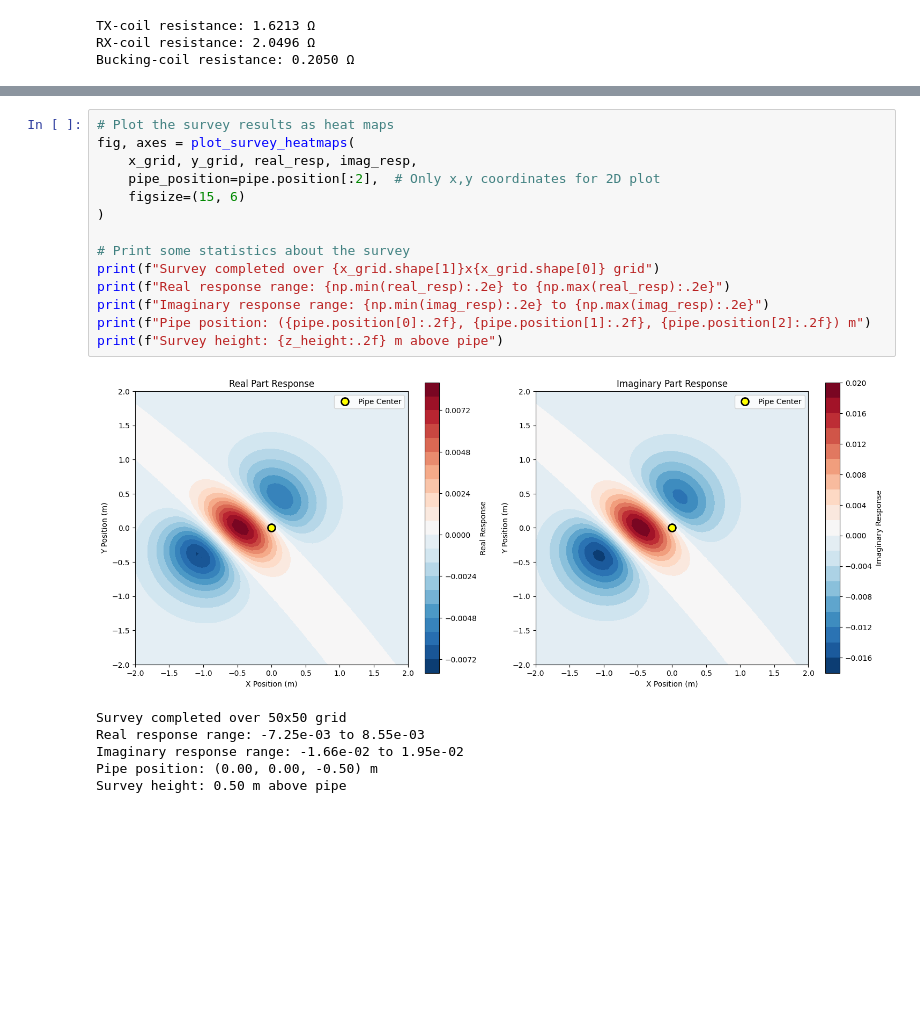
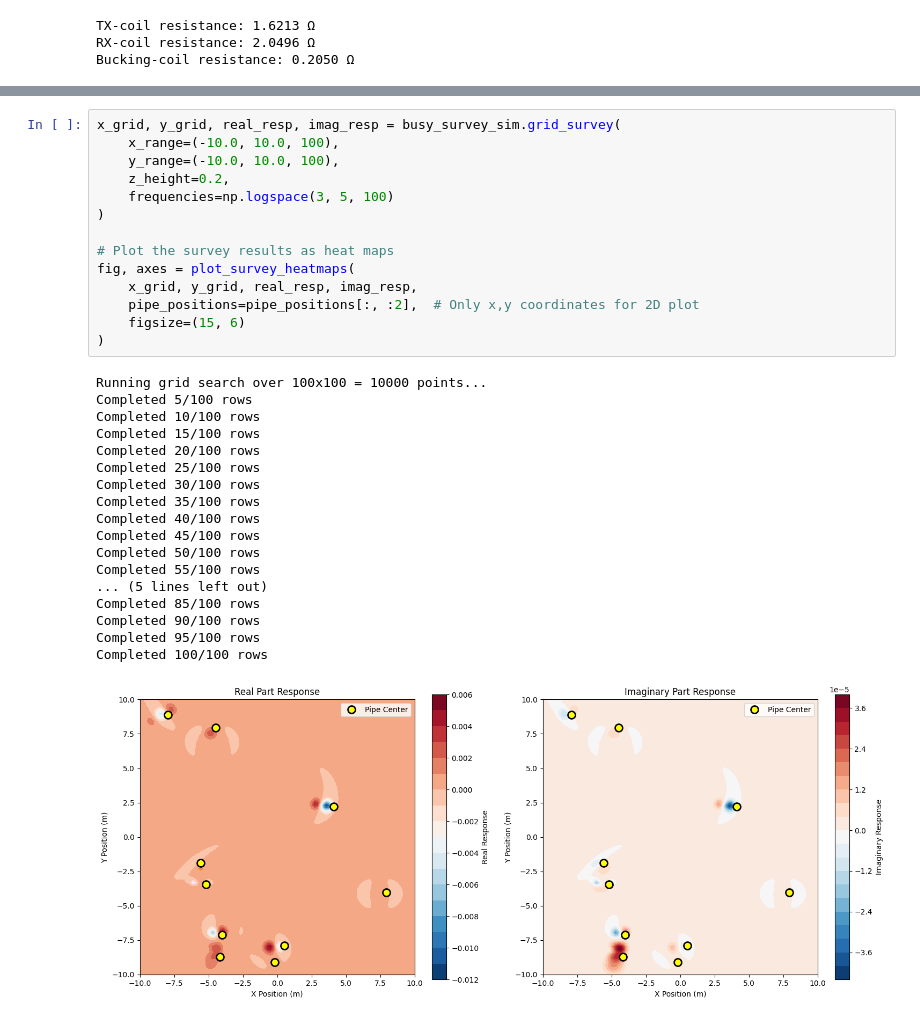
Before and after one commit to Tsuchijo/Opensource-FDEM-Surveyor, a Jupyter notebook: CoilDesign.ipynb, the cells around one changed output, grey strips where cells are left out. Cells and saved outputs as stored; diff of their text form; blank space fills up the shorter version.

```diff
--- a/CoilDesign.ipynb
+++ b/CoilDesign.ipynb
@@ -213,21 +124,33 @@ TypeError: PipeSimulation.__init__() got an unexpected keyword argument 'scanner
 # %%
+x_grid, y_grid, real_resp, imag_resp = busy_survey_sim.grid_survey(
+    x_range=(-10.0, 10.0, 100),
+    y_range=(-10.0, 10.0, 100),
+    z_height=0.2,
+    frequencies=np.logspace(3, 5, 100)
+)
+
 # Plot the survey results as heat maps
 fig, axes = plot_survey_heatmaps(
     x_grid, y_grid, real_resp, imag_resp,
-    pipe_position=pipe.position[:2],  # Only x,y coordinates for 2D plot
+    pipe_positions=pipe_positions[:, :2],  # Only x,y coordinates for 2D plot
     figsize=(15, 6)
 )
-
-# Print some statistics about the survey
-print(f"Survey completed over {x_grid.shape[1]}x{x_grid.shape[0]} grid")
-print(f"Real response range: {np.min(real_resp):.2e} to {np.max(real_resp):.2e}")
-print(f"Imaginary response range: {np.min(imag_resp):.2e} to {np.max(imag_resp):.2e}")
-print(f"Pipe position: ({pipe.position[0]:.2f}, {pipe.position[1]:.2f}, {pipe.position[2]:.2f}) m")
-print(f"Survey height: {z_height:.2f} m above pipe")
 # %% [output]
+Running grid search over 100x100 = 10000 points...
+Completed 5/100 rows
+Completed 10/100 rows
+Completed 15/100 rows
+Completed 20/100 rows
+Completed 25/100 rows
+Completed 30/100 rows
+Completed 35/100 rows
+Completed 40/100 rows
+Completed 45/100 rows
+Completed 50/100 rows
+Completed 55/100 rows
+... (5 lines left out)
+Completed 85/100 rows
+Completed 90/100 rows
+Completed 95/100 rows
+Completed 100/100 rows
-[figure, old version]
+[figure, new version]
-Survey completed over 50x50 grid
-Real response range: -7.25e-03 to 8.55e-03
-Imaginary response range: -1.66e-02 to 1.95e-02
-Pipe position: (0.00, 0.00, -0.50) m
-Survey height: 0.50 m above pipe
```
Also changed, not shown: parts of 12 cells of this notebook, 5 other files.
